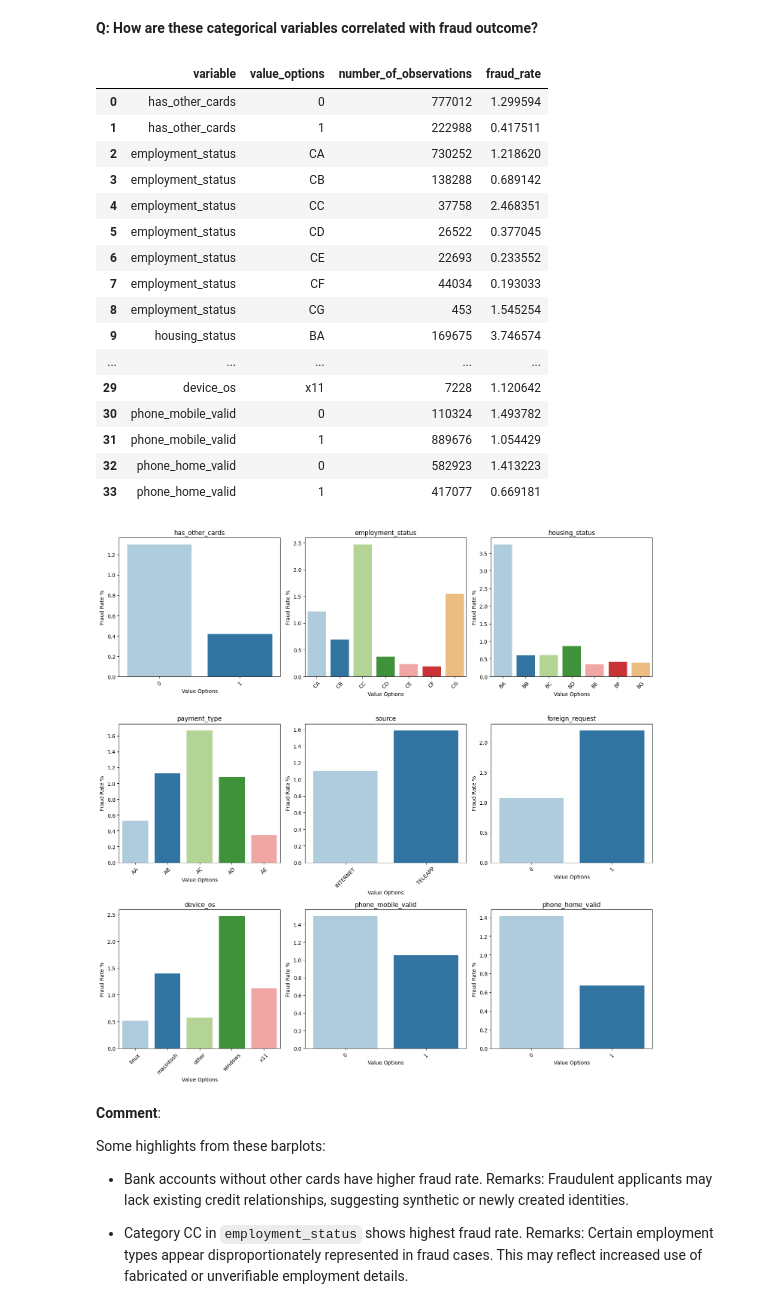
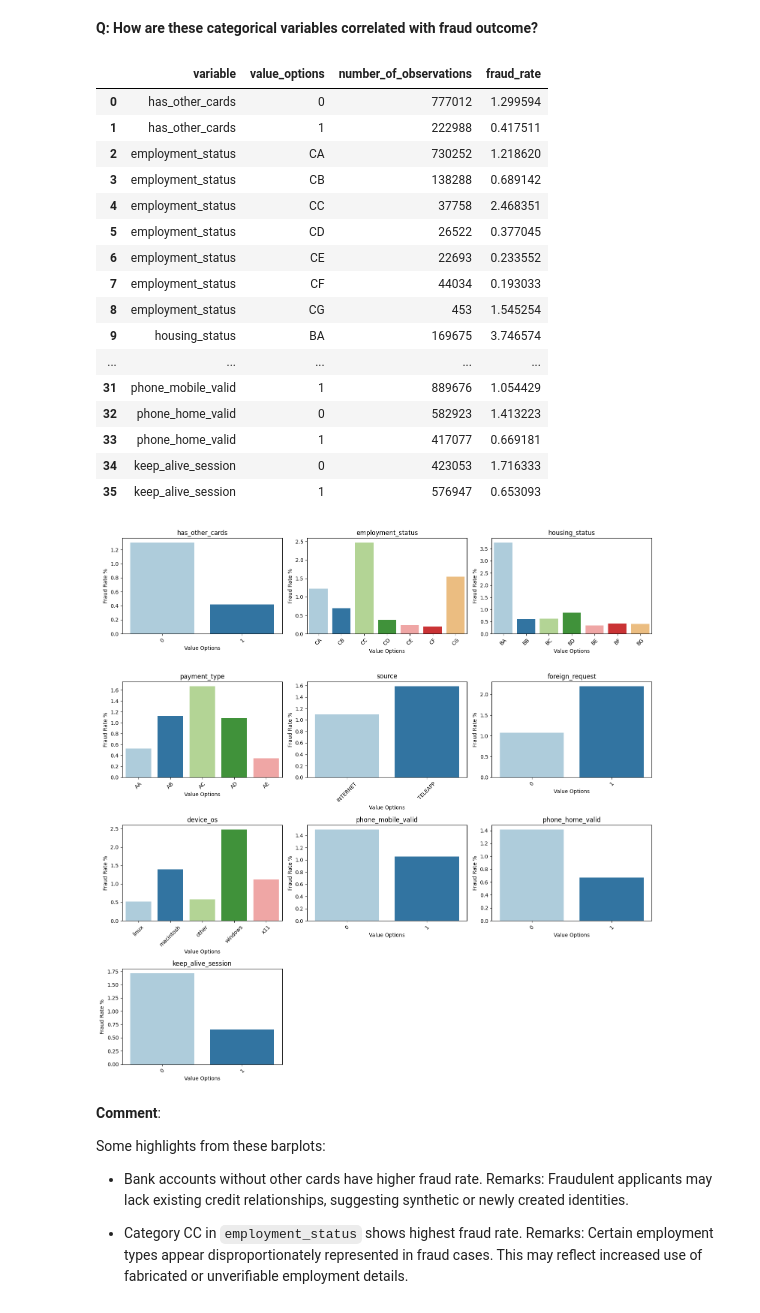
Before and after one commit to mrlizhaozhi/fraud-detection-data-analytics-and-modelling, a Jupyter notebook: BAF-Fraud-Detection-Models.ipynb, the cells around one changed output. Drawn from its saved outputs; the diff is of its cells as text; code cells hidden in the pictures.

```diff
--- a/BAF-Fraud-Detection-Models.ipynb
+++ b/BAF-Fraud-Detection-Models.ipynb
@@ -290,7 +290,7 @@ base_numeric_subset.tail()
 | 999999 | 0 | 0.6 | 0.993391 | -1 | 174 | 30 | ... |
 # %%
 # subset categorical variables
-categorical_variables = ['has_other_cards','employment_status', 'housing_status', 'payment_type', 'source', 'foreign_request', 'device_os','phone_mobile_valid','phone_home_valid']
+categorical_variables = ['has_other_cards','employment_status', 'housing_status', 'payment_type', 'source', 'foreign_request', 'device_os','phone_mobile_valid','phone_home_valid', 'keep_alive_session']
 base_categorical_subset = base_original[['fraud_bool'] + categorical_variables]
 print(f'There are {len(categorical_variables)} categorical variables.')
 # %% [output]
@@ -839,7 +846,7 @@ Name: variable, dtype: object
 **Q: How are categorical variables distributed?**
 # %%
 # create a countplots for categorical variables.
-fig, axes = plt.subplots(3,3, figsize=(15,15))
+fig, axes = plt.subplots(4,3, figsize=(15,15))
 
 # flatten axes
 axes_flat = axes.flatten()
@@ -935,14 +942,14 @@ categorical_fraud_rate_data
 | 8 | employment_status | CG | 453 | 1.545254 |
 | 9 | housing_status | BA | 169675 | 3.746574 |
 | ... | ... | ... | ... | ... |
-| 29 | device_os | x11 | 7228 | 1.120642 |
-| 30 | phone_mobile_valid | 0 | 110324 | 1.493782 |
 | 31 | phone_mobile_valid | 1 | 889676 | 1.054429 |
 | 32 | phone_home_valid | 0 | 582923 | 1.413223 |
 | 33 | phone_home_valid | 1 | 417077 | 0.669181 |
+| 34 | keep_alive_session | 0 | 423053 | 1.716333 |
+| 35 | keep_alive_session | 1 | 576947 | 0.653093 |
 # %%
 # visualise fraud rate per categorical option
-fig, axes = plt.subplots(3,3, figsize=(15,15))
+fig, axes = plt.subplots(4,3, figsize=(15,15))
 
 # flatten axes for enumeration, set colour palette
 axes_flat = axes.flatten()
@@ -953,34 +960,34 @@ for i, variable in enumerate(categorical_variables):
 
     # subset individual categorical variables and count maximum colours required.
     var_subset = categorical_fraud_rate_data[categorical_fraud_rate_data['variable'] == variable]
     n = var_subset['value_options'].nunique()
 
     # construct barplots.
     sns.barplot(
         data=var_subset,
         x='value_options',
         y='fraud_rate',
         hue='value_options',
         palette=palette[:n],
         legend=False,
         ax=axes_flat[i]
     )
 
     # reformat plot elements to enhance readability.
     axes_flat[i].tick_params(axis='x', rotation=45)
     axes_flat[i].set_xlabel('Value Options')
     axes_flat[i].set_ylabel('Fraud Rate %')
     axes_flat[i].set_title(f'{variable}')
 
 # hide empty plots
 for ax in axes_flat[len(categorical_variables):]:
     ax.set_visible(False)
 
 # display the barplots
 plt.tight_layout()
 plt.show()
 # %% [output]
-[figure, old version]
+[figure, new version]
 # %% [markdown]
 **Comment**:
 
```
Also changed, not shown: parts of 13 cells of this notebook.
